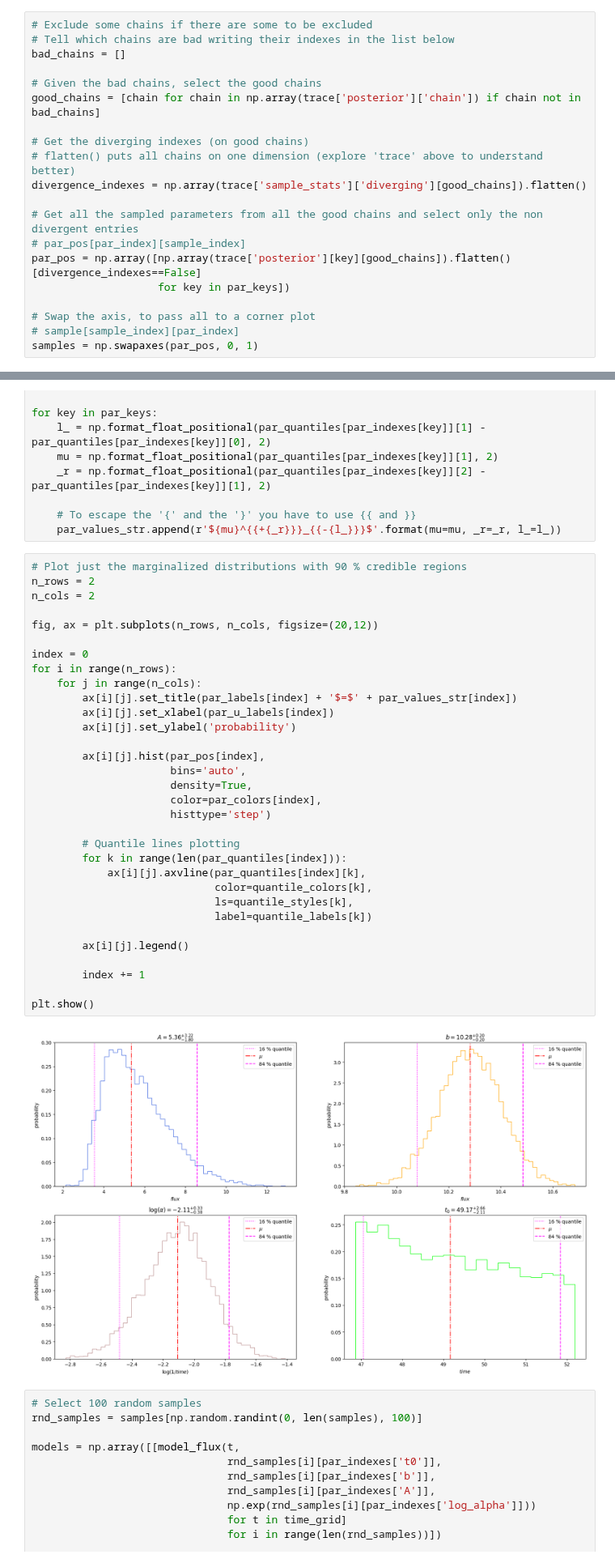
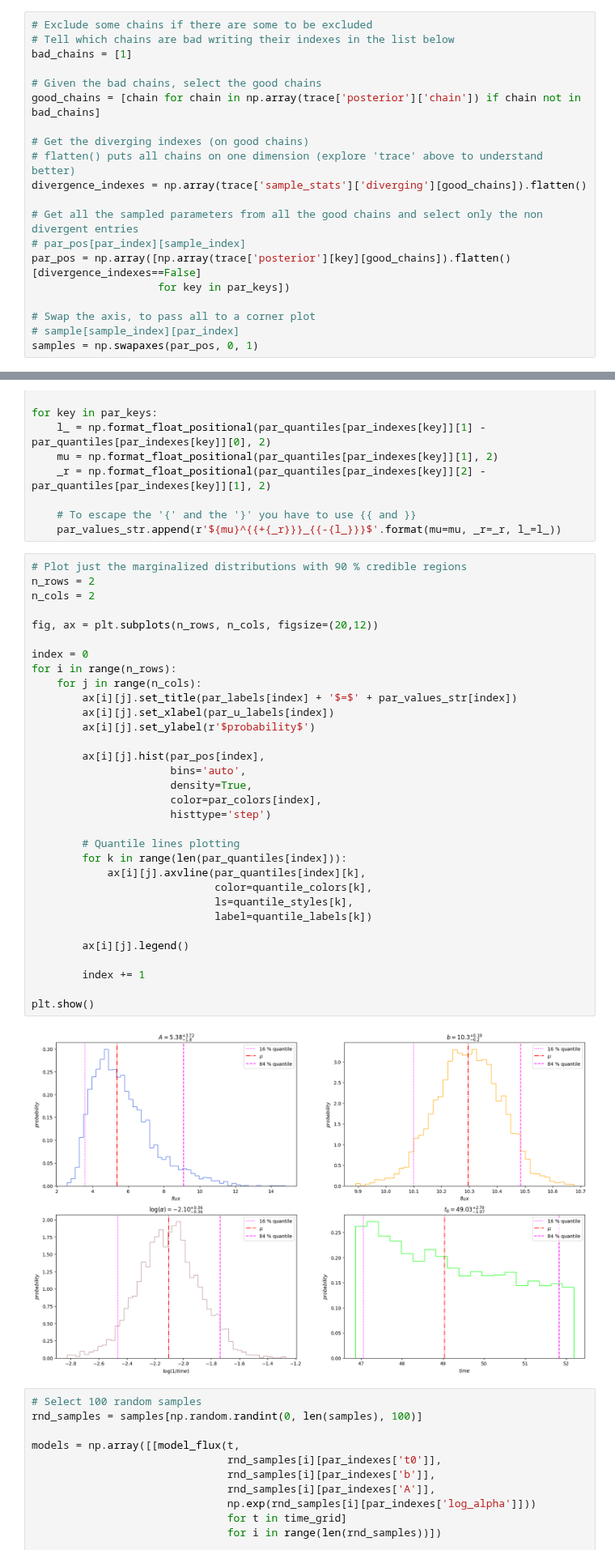
Before and after one commit to F3Solid/astrostatistics_bicocca_2024_exercises, a Jupyter notebook: L11/transient_universe.ipynb, the cells around one changed output, grey strips where cells are left out. Shown at 81% size. Drawn from its saved outputs; the diff is of its cells as text.

```diff
--- a/L11/transient_universe.ipynb
+++ b/L11/transient_universe.ipynb
@@ -204,7 +207,7 @@ for key in par_keys:
 # %%
 # Exclude some chains if there are some to be excluded
 # Tell which chains are bad writing their indexes in the list below
-bad_chains = []
+bad_chains = [1]
 
 # Given the bad chains, select the good chains
 good_chains = [chain for chain in np.array(trace['posterior']['chain']) if chain not in bad_chains]
@@ -265,35 +268,35 @@ for key in par_keys:
 n_rows = 2
 n_cols = 2
 
 fig, ax = plt.subplots(n_rows, n_cols, figsize=(20,12))
 
 index = 0
 for i in range(n_rows):
     for j in range(n_cols):
         ax[i][j].set_title(par_labels[index] + '$=$' + par_values_str[index])
         ax[i][j].set_xlabel(par_u_labels[index])
-        ax[i][j].set_ylabel('probability')
+        ax[i][j].set_ylabel(r'$probability$')
 
         ax[i][j].hist(par_pos[index],
                       bins='auto',
                       density=True,
                       color=par_colors[index],
                       histtype='step')
 
         # Quantile lines plotting
         for k in range(len(par_quantiles[index])):
             ax[i][j].axvline(par_quantiles[index][k],
                              color=quantile_colors[k],
                              ls=quantile_styles[k],
                              label=quantile_labels[k])
 
         ax[i][j].legend()
 
         index += 1
 
 plt.show()
 # %% [output]
-[figure, old version]
+[figure, new version]
 # %%
 # Select 100 random samples
 rnd_samples = samples[np.random.randint(0, len(samples), 100)]
```
Also changed, not shown: parts of 4 cells of this notebook.
